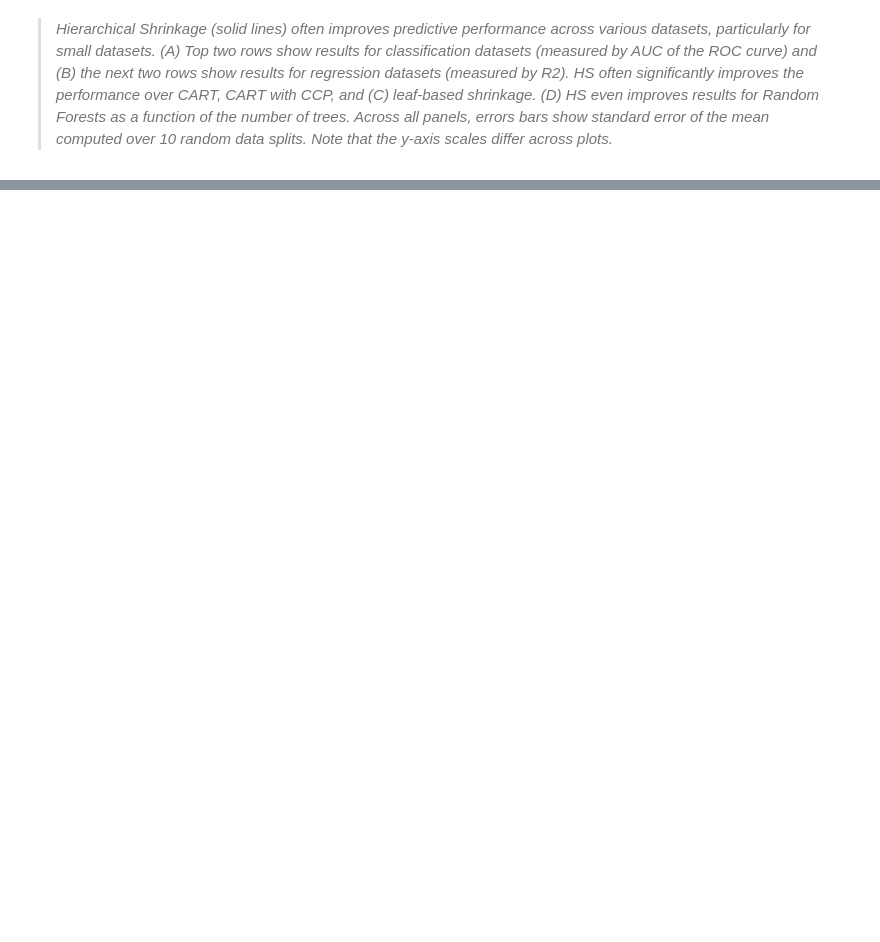
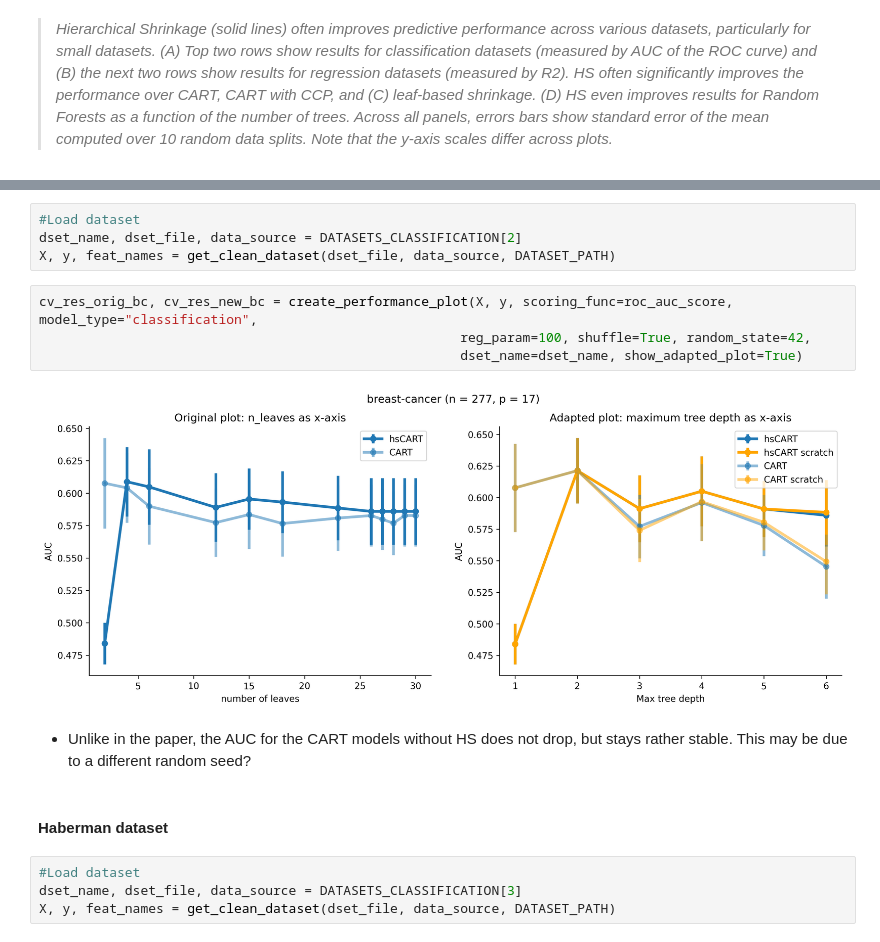
Before and after one commit to markusloecher/TreeBasedModel, a Jupyter notebook: notebooks/Recreation_results_HS_paper_Performance.ipynb, the cells around one changed output, grey strips where cells are left out. Cells and saved outputs as stored; diff of their text form; blank space fills up the shorter version.

```diff
--- a/notebooks/Recreation_results_HS_paper_Performance.ipynb
+++ b/notebooks/Recreation_results_HS_paper_Performance.ipynb
@@ -209,0 +230,18 @@ In the current state of the `TreeModelsfromScratch` there is no parameter to spe
+# %%
+#Load dataset
+dset_name, dset_file, data_source = DATASETS_CLASSIFICATION[2]
+X, y, feat_names = get_clean_dataset(dset_file, data_source, DATASET_PATH)
+# %%
+cv_res_orig_bc, cv_res_new_bc = create_performance_plot(X, y, scoring_func=roc_auc_score, model_type="classification",
+                                                      reg_param=100, shuffle=True, random_state=42,
+                                                      dset_name=dset_name, show_adapted_plot=True)
+# %% [output]
+[figure, added]
+# %% [markdown]
+- Unlike in the paper, the AUC for the CART models without HS does not drop, but stays rather stable. This may be due to a different random seed?
+# %% [markdown]
+#### Haberman dataset
+# %%
+#Load dataset
+dset_name, dset_file, data_source = DATASETS_CLASSIFICATION[3]
+X, y, feat_names = get_clean_dataset(dset_file, data_source, DATASET_PATH)
```
Also changed, not shown: parts of 55 cells of this notebook, 1 other file.
